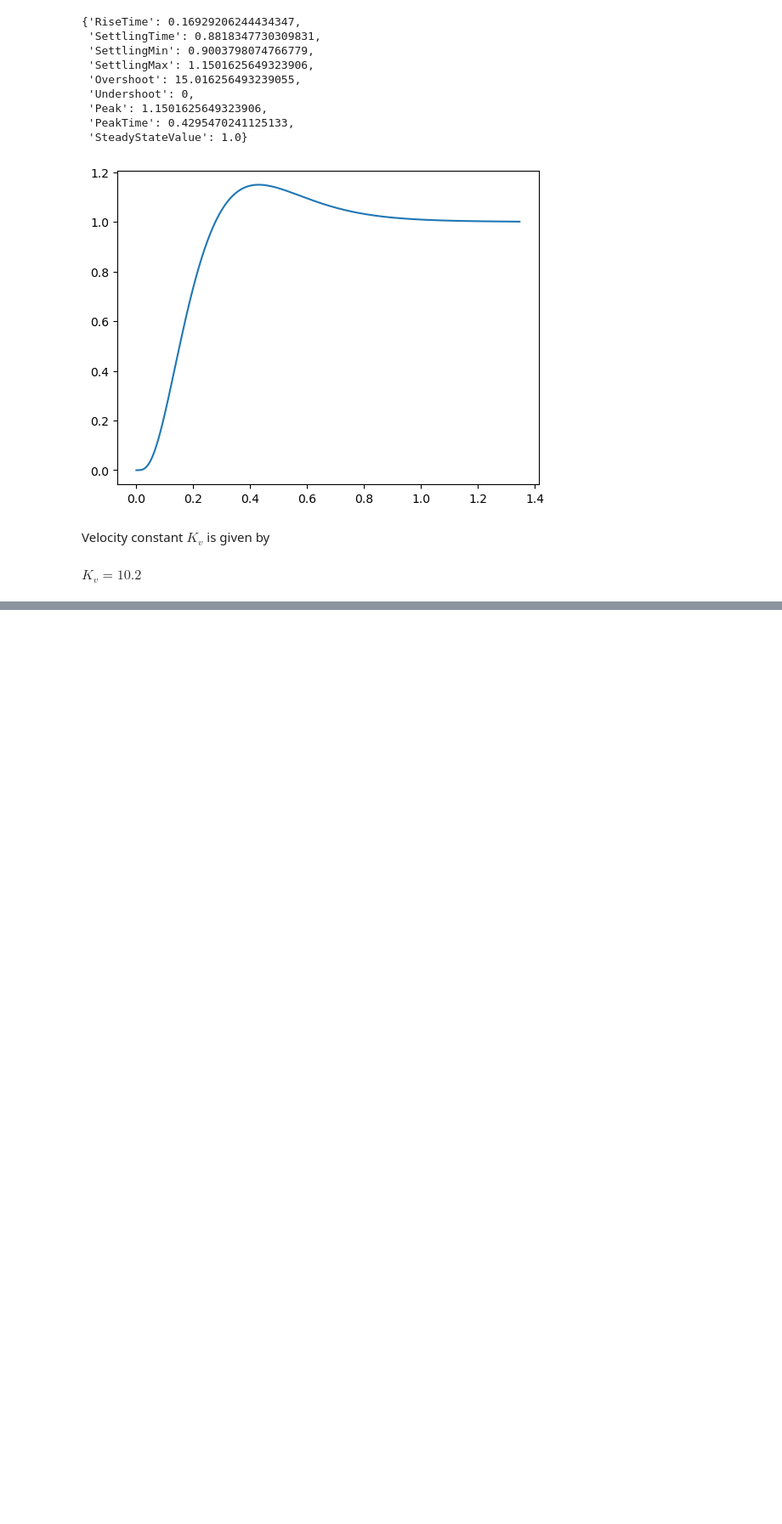
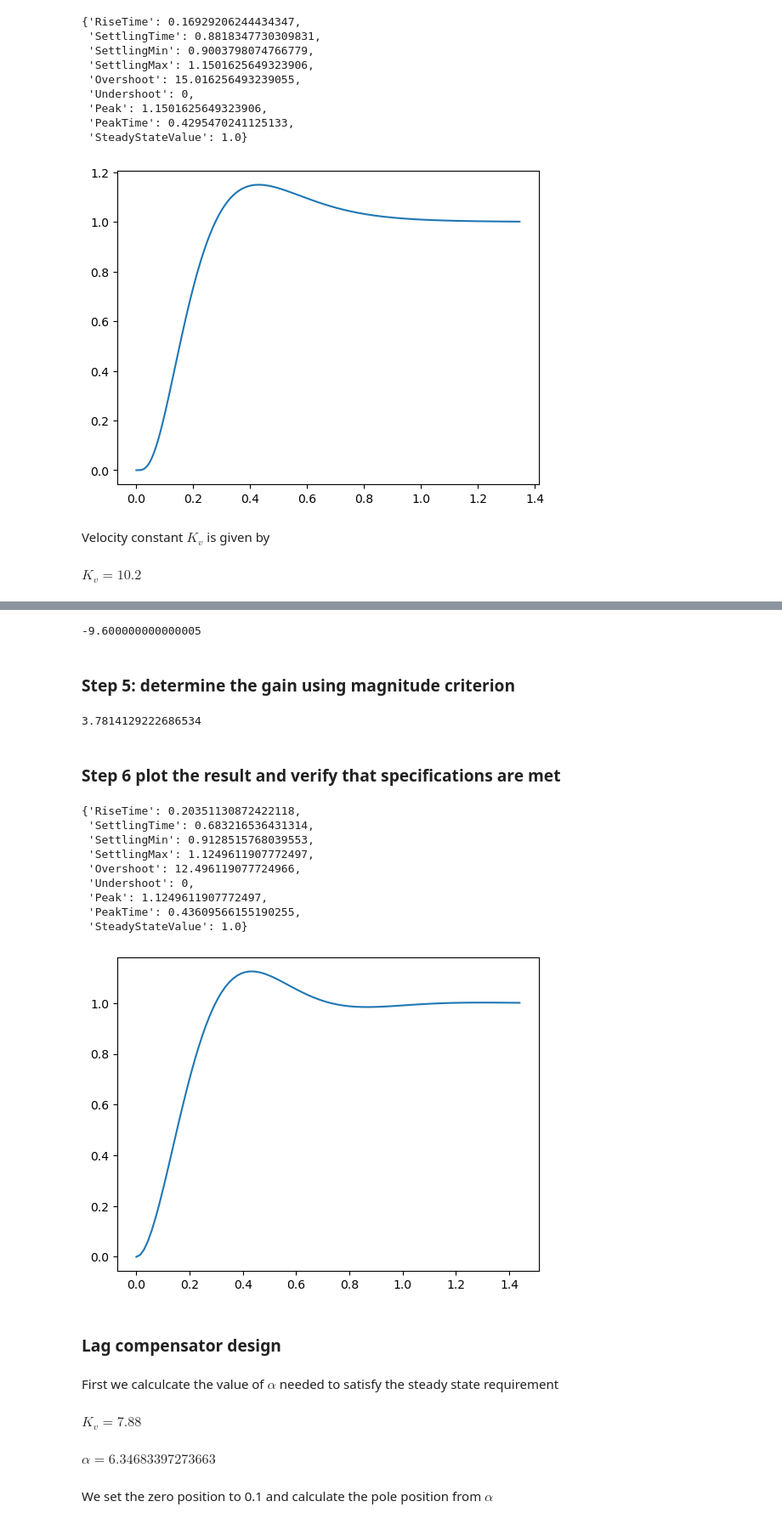
Before and after one commit to robotengineer123/ControlHomework, a Jupyter notebook: Homework_10/HW10.ipynb, the cells around one changed output, grey strips where cells are left out. Shown at 85% size. Cells and saved outputs as stored; diff of their text form; code cells hidden in the pictures; blank space fills up the shorter version.

```diff
--- a/Homework_10/HW10.ipynb
+++ b/Homework_10/HW10.ipynb
@@ -197,0 +254,2 @@ $K_v=10.2 \: $
+# %%
+angle_criterion = lambda x: np.pi - (sum(p_angle)+np.angle(p_goal - x) - np.angle(p_goal - z))
@@ -197,0 +258,52 @@ $K_v=10.2 \: $
+# %%
+from scipy.optimize import fsolve
+p = fsolve(angle_criterion, 0.5)[0]
+p
+# %% [output]
+-9.600000000000005
+# %% [markdown]
+### Step 5: determine the gain using magnitude criterion
+# %%
+P = G*(s-z)/(s-p)
+# %%
+K = 1/abs(P(p_goal))
+K
+# %% [output]
+3.7814129222686534
+# %% [markdown]
+### Step 6 plot the result and verify that specifications are met
+# %%
+Glead = K*(s-z)/(s-p)
+T = ct.feedback(Glead*G)
+plt.plot(*ct.step_response(T))
+ct.step_info(T)
+# %% [output]
+{'RiseTime': 0.20351130872422118,
+ 'SettlingTime': 0.683216536431314,
+ 'SettlingMin': 0.9128515768039553,
+ 'SettlingMax': 1.1249611907772497,
+ 'Overshoot': 12.496119077724966,
+ 'Undershoot': 0,
+ 'Peak': 1.1249611907772497,
+ 'PeakTime': 0.43609566155190255,
+ 'SteadyStateValue': 1.0}
+[figure, added]
+# %% [markdown]
+### Lag compensator design
+# %% [markdown]
+First we calculcate the value of $\alpha$ needed to satisfy the steady state requirement
+# %%
+s_sym = sp.symbols('s')
+Gs = 20/(s_sym*(s_sym + 2))
+Gcs = K*(s_sym-z)/(s_sym-p)
+Kv_current = float(sp.limit(s_sym*Gs*Gcs, s_sym, 0))
+eq_disp('K_v', sp.N(Kv_current,3))
+# %% [output]
+$K_v=7.88 \: $
+# %%
+alpha = Kv/Kv_current
+eq_disp('\\alpha', alpha)
+# %% [output]
+$\alpha=6.34683397273663 \: $
+# %% [markdown]
+We set the zero position to 0.1 and calculate the pole position from $\alpha$
```
Also changed, not shown: parts of 25 cells of this notebook.
